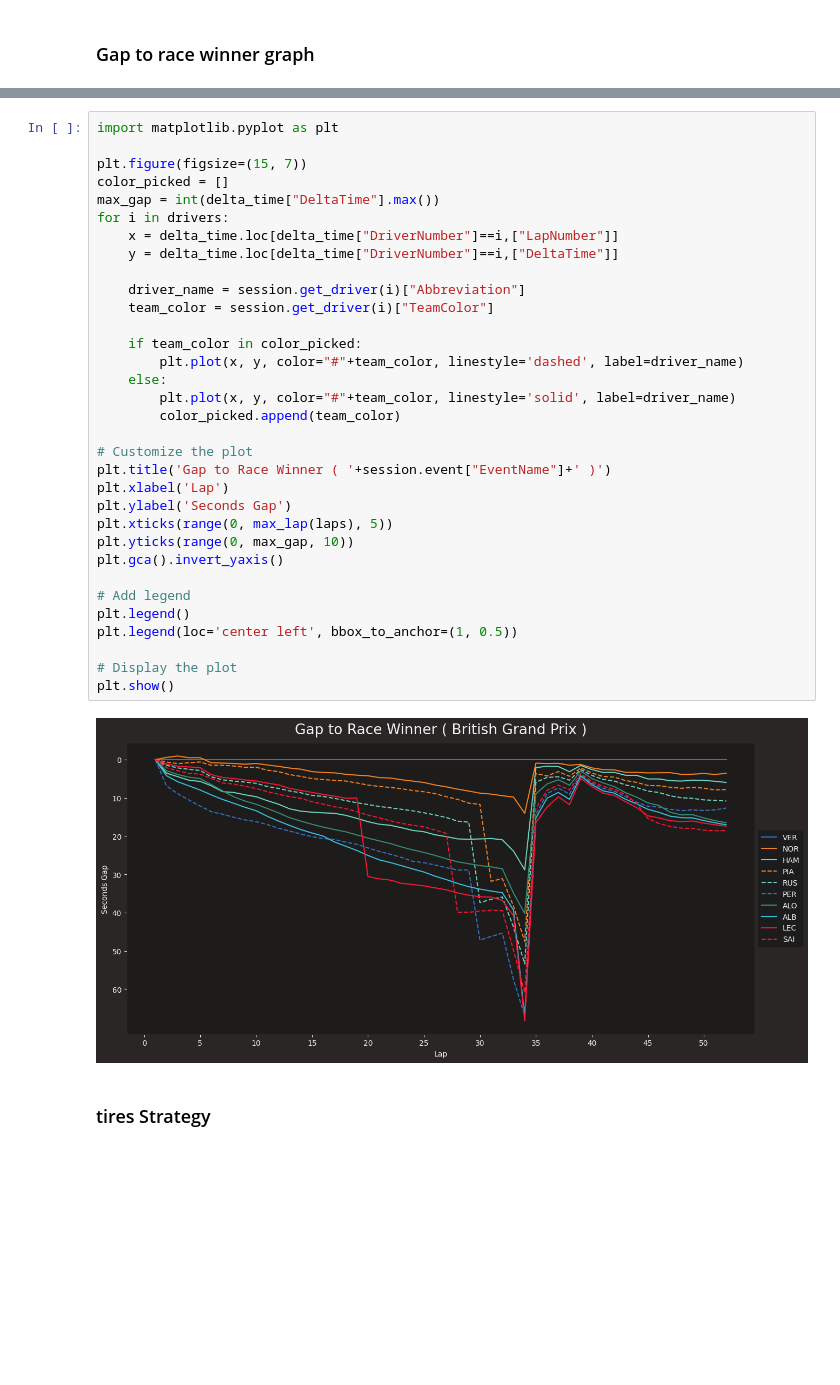
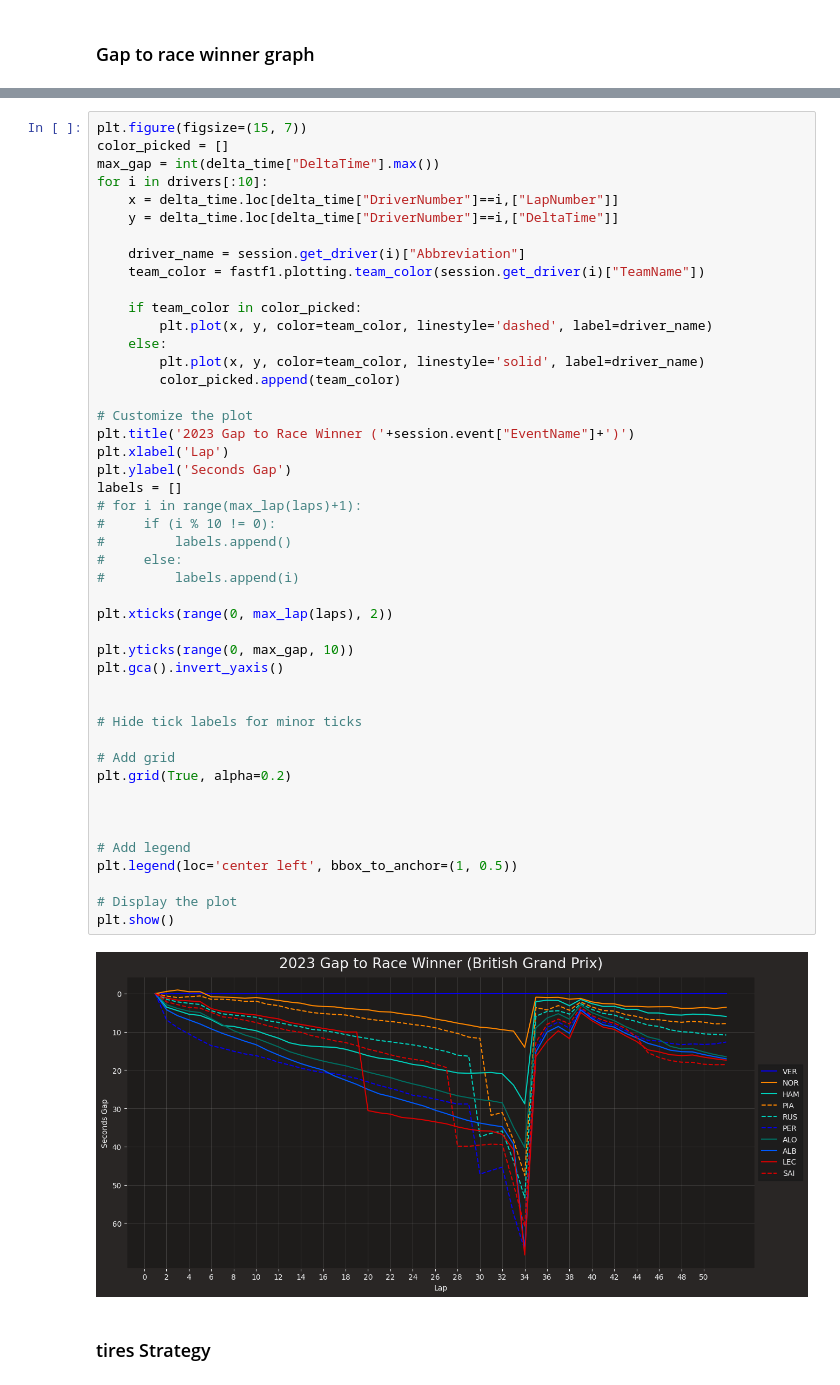
Before and after one commit to RACIM01/F1_Data_Analysing_RCM, a Jupyter notebook: Race.ipynb, the cells around one changed output, grey strips where cells are left out. Saved outputs shown, nothing was run; the diff lists cells and outputs as text; blank space fills up the shorter version.

```diff
--- a/Race.ipynb
+++ b/Race.ipynb
@@ -75,38 +80,51 @@ for i in drivers:
 # %%
-import matplotlib.pyplot as plt
-
 plt.figure(figsize=(15, 7))
 color_picked = []
 max_gap = int(delta_time["DeltaTime"].max())
-for i in drivers:
+for i in drivers[:10]:
     x = delta_time.loc[delta_time["DriverNumber"]==i,["LapNumber"]]
     y = delta_time.loc[delta_time["DriverNumber"]==i,["DeltaTime"]]
 
     driver_name = session.get_driver(i)["Abbreviation"]
-    team_color = session.get_driver(i)["TeamColor"]
+    team_color = fastf1.plotting.team_color(session.get_driver(i)["TeamName"])
 
     if team_color in color_picked:
-        plt.plot(x, y, color="#"+team_color, linestyle='dashed', label=driver_name)
+        plt.plot(x, y, color=team_color, linestyle='dashed', label=driver_name)
     else:
-        plt.plot(x, y, color="#"+team_color, linestyle='solid', label=driver_name)
+        plt.plot(x, y, color=team_color, linestyle='solid', label=driver_name)
         color_picked.append(team_color)
 
 # Customize the plot
-plt.title('Gap to Race Winner ( '+session.event["EventName"]+' )')
+plt.title('2023 Gap to Race Winner ('+session.event["EventName"]+')')
 plt.xlabel('Lap')
 plt.ylabel('Seconds Gap')
-plt.xticks(range(0, max_lap(laps), 5))
+labels = []
+# for i in range(max_lap(laps)+1):
+#     if (i % 10 != 0):
+#         labels.append()
+#     else:
+#         labels.append(i)
+
+plt.xticks(range(0, max_lap(laps), 2))
+
 plt.yticks(range(0, max_gap, 10))
 plt.gca().invert_yaxis()
 
+
+# Hide tick labels for minor ticks
+
+# Add grid
+plt.grid(True, alpha=0.2)
+
+
+
 # Add legend
-plt.legend()
 plt.legend(loc='center left', bbox_to_anchor=(1, 0.5))
 
 # Display the plot
 plt.show()
 # %% [output]
-[figure, old version]
+[figure, new version]
 # %% [markdown]
 ### tires Strategy
 # %%
```
Also changed, not shown: parts of 9 cells of this notebook, 1 other file.
